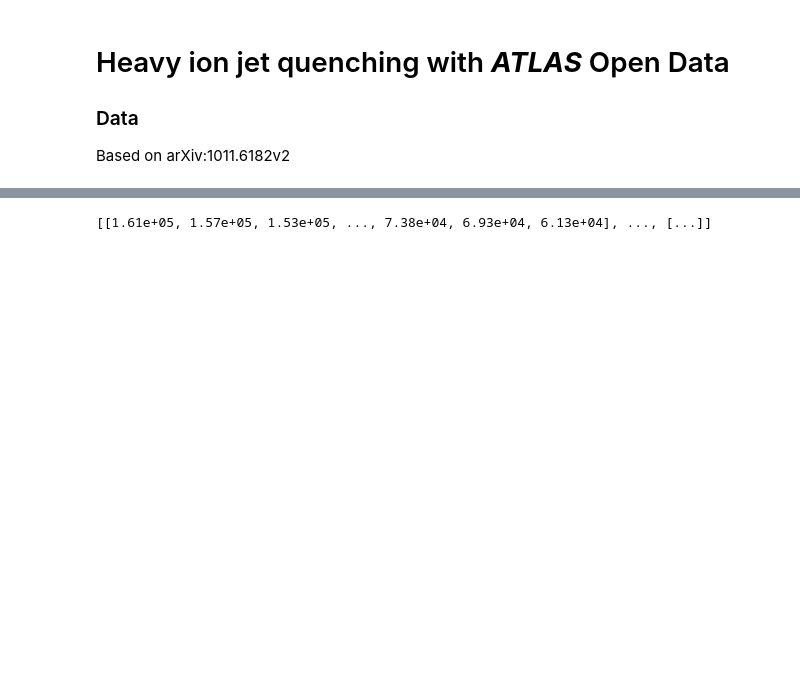
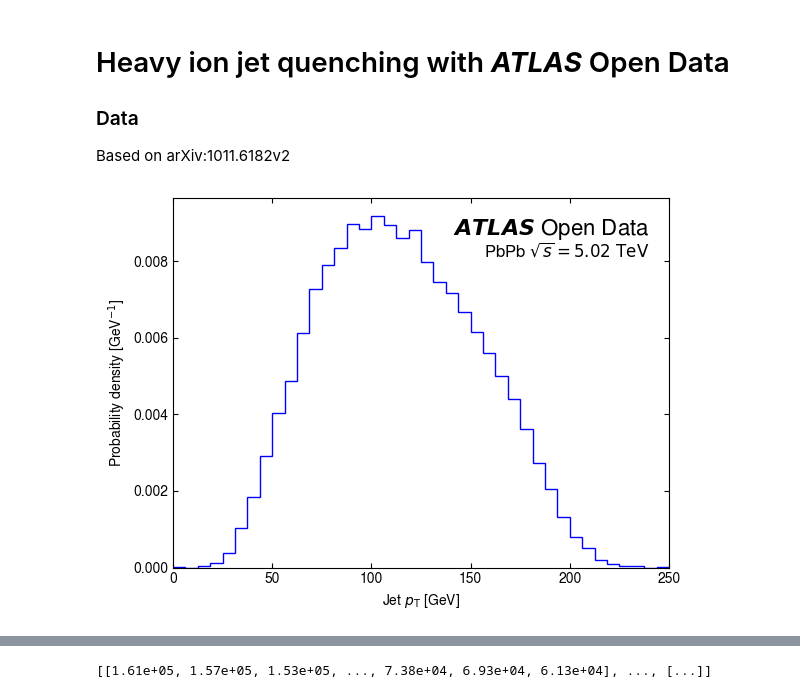
Before and after one commit to rjackson-lancs/notebooks-collection-opendata, a Jupyter notebook: for-research/heavy-ion-hard-probes/hardprobes_data.ipynb, the cells around one changed output, grey strips where cells are left out. Drawn from its saved outputs; the diff is of its cells as text; code cells hidden in the pictures; blank space fills up the shorter version.

```diff
--- a/for-research/heavy-ion-hard-probes/hardprobes_data.ipynb
+++ b/for-research/heavy-ion-hard-probes/hardprobes_data.ipynb
@@ -132,6 +131,35 @@ def get_jets_fcal(path:str):
             "eventNumber": tree["EventInfoAuxDyn.eventNumber"].array()
         })
     return jets, fcal
+# %%
+def plot_pt(jets:ak.Array,mc=False):
+    pt = ak.flatten(jets["pt"]*MeVtoGeV)
+    pt_max = max(pt)
+    # h_max = np.ceil(pt_max/25)*25
+
+    h, bin_edges = np.histogram(pt,bins=40,range=(0,250),density=True)
+    fig, ax = plt.subplots()
+    ax.stairs(h,bin_edges,color="blue")
+    ax.set_xlim(0,250)
+    ax.set_xlabel(r"Jet $p_\mathrm{T}$ [GeV]"); ax.set_ylabel(r"Probability density [GeV$^{-1}$]")
+
+    atlas_label(ax,mc=mc)
+    inner_ticks(ax)
+
+def plot_leading_subleading_pt(jets:ak.Array,mc=False,subleading=True):
+    pt = jets["pt"][:,1 if subleading else 0]*MeVtoGeV
+    pt_max = max(pt)
+    # h_max = np.ceil(pt_max/25)*25
+
+    h, bin_edges = np.histogram(pt,bins=40,range=(0,250),density=True)
+    fig, ax = plt.subplots()
+    ax.stairs(h,bin_edges,color="blue")
+    ax.set_xlim(0,250)
+    ax.set_xlabel("{0}".format("Subleading" if subleading else "Leading")+r" jet $p_\mathrm{T}$ [GeV]"); ax.set_ylabel(r"Probability density [GeV$^{-1}$]")
+    ax.margins(0,0.2)
+
+    atlas_label(ax,mc=mc)
+    inner_ticks(ax)
 # %%
 def apply_plot_cuts(jets:ak.Array,fcal:ak.Array,mc=False):
     this_cutflow = {
@@ -194 +261,7 @@ def plot_aj(jet_centralities:dict,mc=False):
+# %%
+# Get data
+jets, fcal = get_jets_fcal("DAOD_HIONHPOD_DATA.output.pool.root:CollectionTree")
+plot_pt(jets)
+# %% [output]
+[figure, added]
 # %%
```
Also changed, not shown: parts of 14 cells of this notebook.
